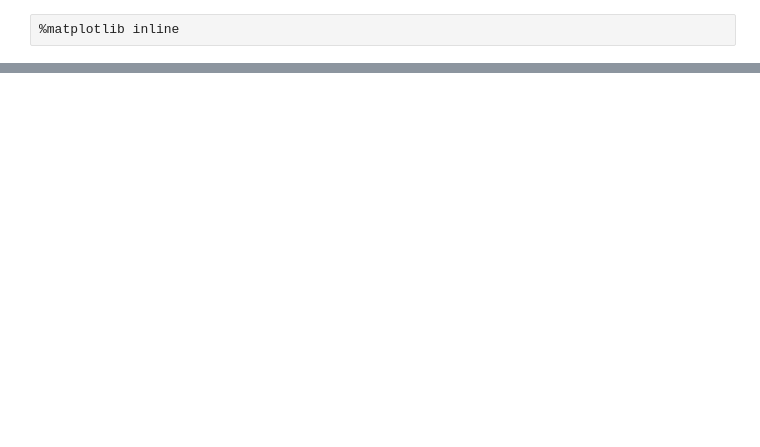
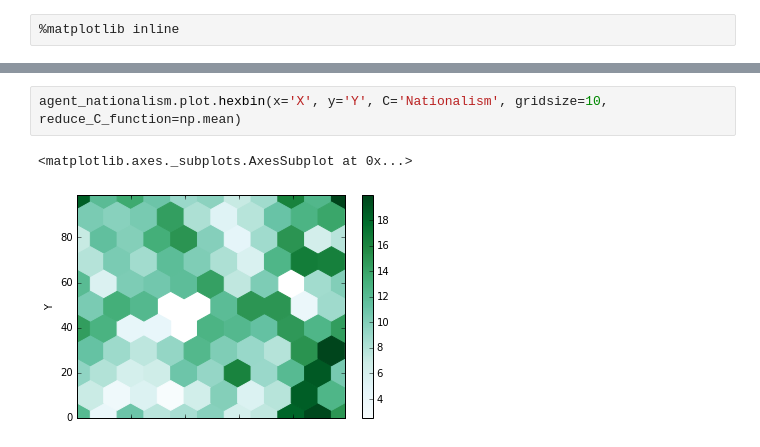
Before and after one commit to hypeserver/ajan, a Jupyter notebook: ajan/map.ipynb, the cells around one changed output, grey strips where cells are left out. Drawn from its saved outputs; the diff is of its cells as text; blank space fills up the shorter version.

```diff
--- a/ajan/map.ipynb
+++ b/ajan/map.ipynb
@@ -30,0 +42,5 @@ plt.colorbar()
+# %%
+agent_nationalism.plot.hexbin(x='X', y='Y', C='Nationalism', gridsize=10, reduce_C_function=np.mean)
+# %% [output]
+<matplotlib.axes._subplots.AxesSubplot at 0x...>
+[figure, added]
```
Also changed, not shown: parts of 4 cells of this notebook, 3 other files.
